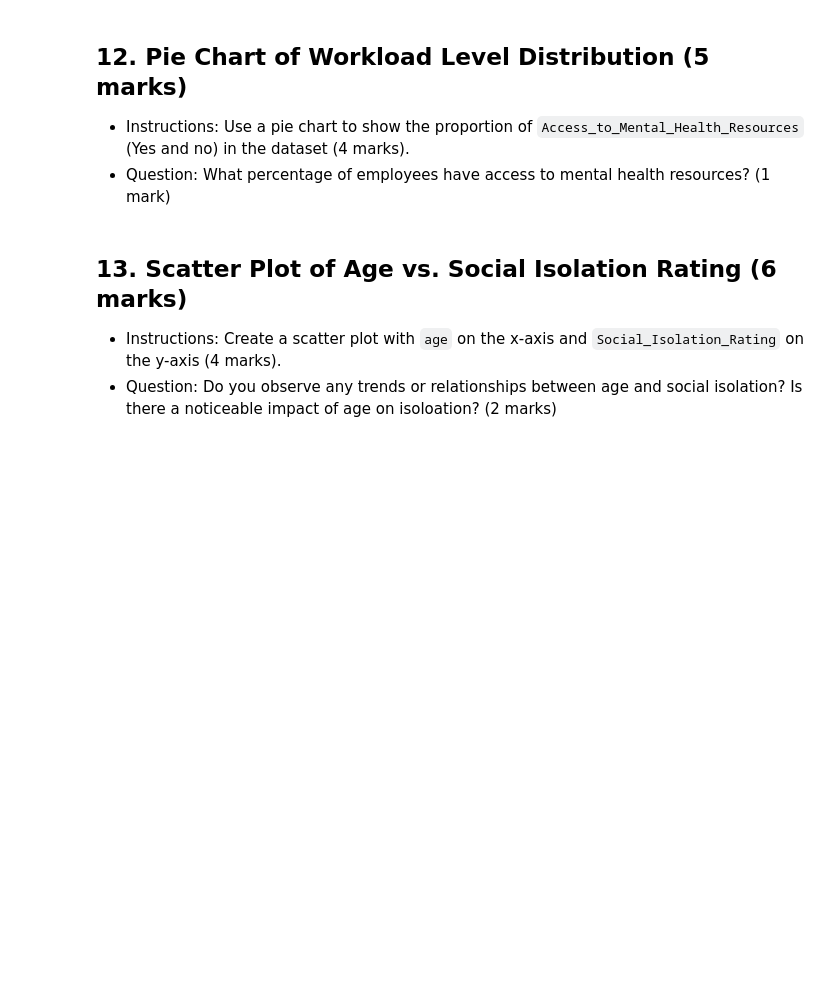
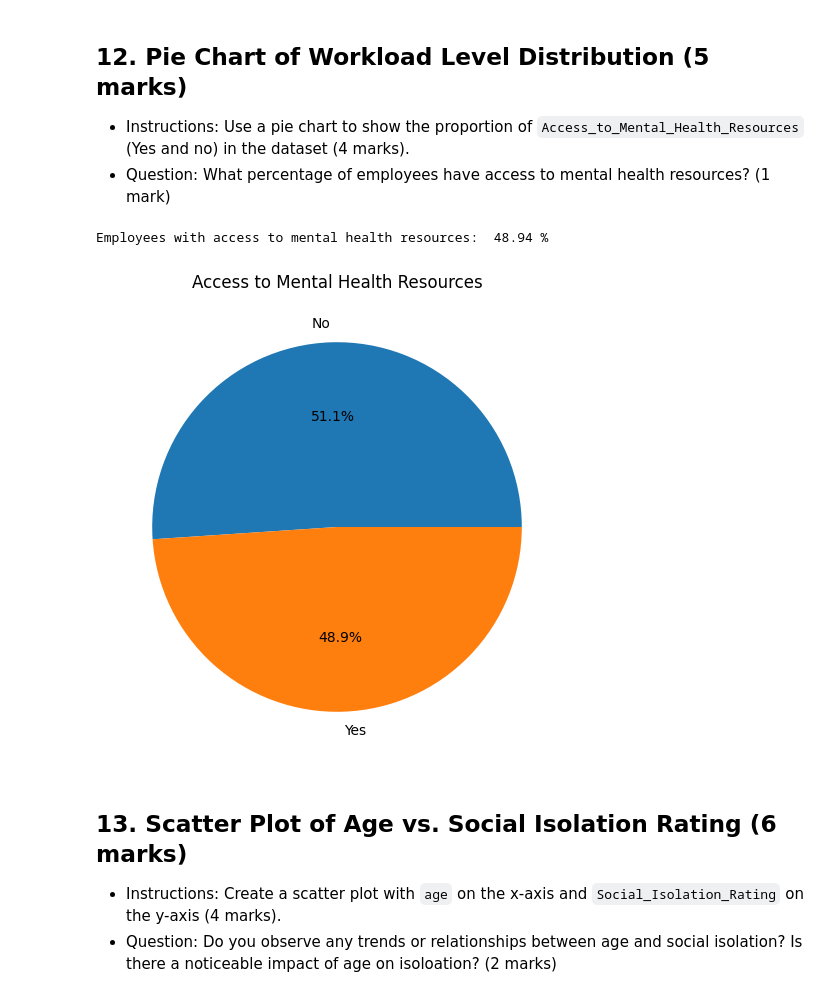
Before and after one commit to AliRKadhim/Cosmics, a Jupyter notebook: Assessment/Data_Analytics_with_Python_Assessment.ipynb, the cells around one changed output. Drawn from its saved outputs; the diff is of its cells as text; code cells hidden in the pictures; blank space fills up the shorter version.

```diff
--- a/Assessment/Data_Analytics_with_Python_Assessment.ipynb
+++ b/Assessment/Data_Analytics_with_Python_Assessment.ipynb
@@ -401,3 +417,16 @@ plt.show()
+# %%
+accessColumn = df[['Access_to_Mental_Health_Resources']]
+totalNumber = accessColumn['Access_to_Mental_Health_Resources'].count()
+has_Access = accessColumn[accessColumn['Access_to_Mental_Health_Resources'] == "Yes"].count().values[0]
+percentage_Access = has_Access / totalNumber
+print("Employees with access to mental health resources: ", (percentage_Access * 100).round(2), "%")
+plt.figure(figsize=(6, 6))
+plt.pie(df['Access_to_Mental_Health_Resources'].value_counts(), labels=df['Access_to_Mental_Health_Resources'].unique(), autopct='%1.1f%%')
+plt.title('Access to Mental Health Resources')
+plt.show()
+# %% [output]
+Employees with access to mental health resources:  48.94 %
+[figure, added]
 # %% [markdown]
 ## 13. Scatter Plot of Age vs. Social Isolation Rating (6 marks)
 - Instructions: Create a scatter plot with `age` on the x-axis and `Social_Isolation_Rating` on the y-axis (4 marks).
```
Also changed, not shown: parts of 8 cells of this notebook.
